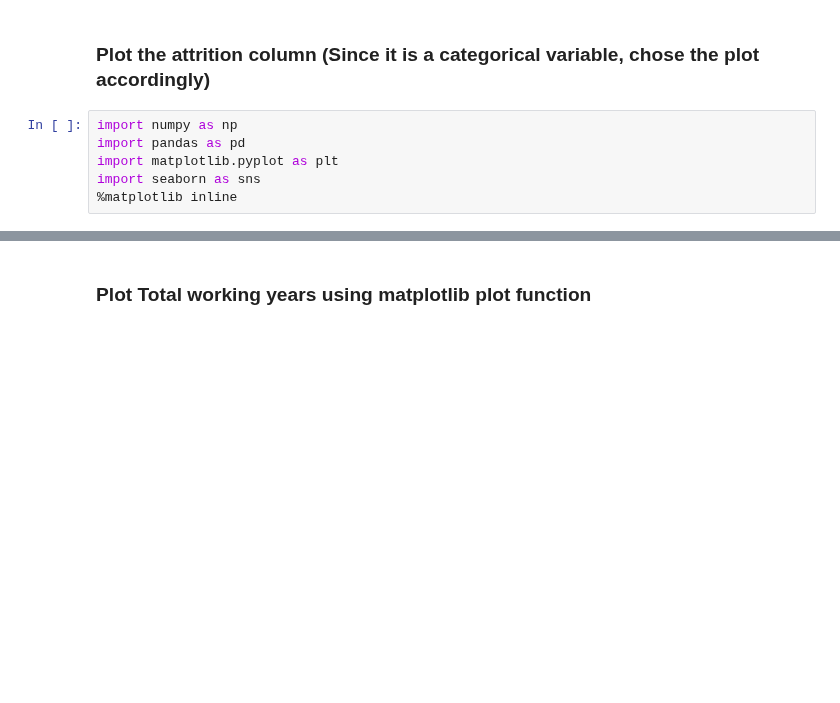
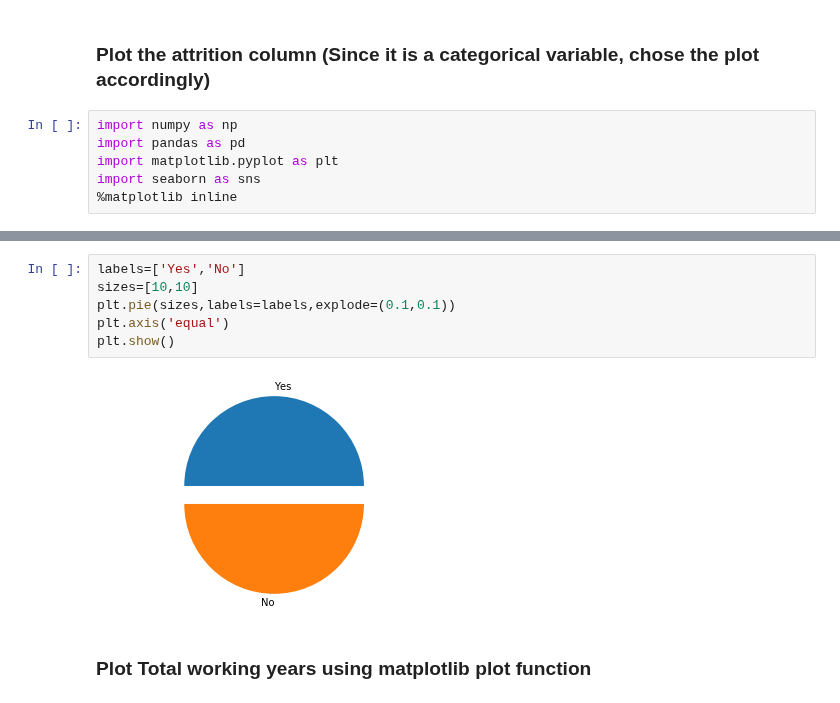
Before and after one commit to RitulAnupran/GreatLakes_assignment, a Jupyter notebook: R1-Lab-External_Questions.ipynb, the cells around one changed output, grey strips where cells are left out. Cells and saved outputs as stored; diff of their text form; blank space fills up the shorter version.

```diff
--- a/R1-Lab-External_Questions.ipynb
+++ b/R1-Lab-External_Questions.ipynb
@@ -420,3 +421,11 @@ HR.Attrition.hist()
+# %%
+labels=['Yes','No']
+sizes=[10,10]
+plt.pie(sizes,labels=labels,explode=(0.1,0.1))
+plt.axis('equal')
+plt.show()
+# %% [output]
+[figure, added]
 # %% [markdown]
 ### Plot Total working years using matplotlib plot function
 # %%
```
Also changed, not shown: parts of 4 cells of this notebook.
